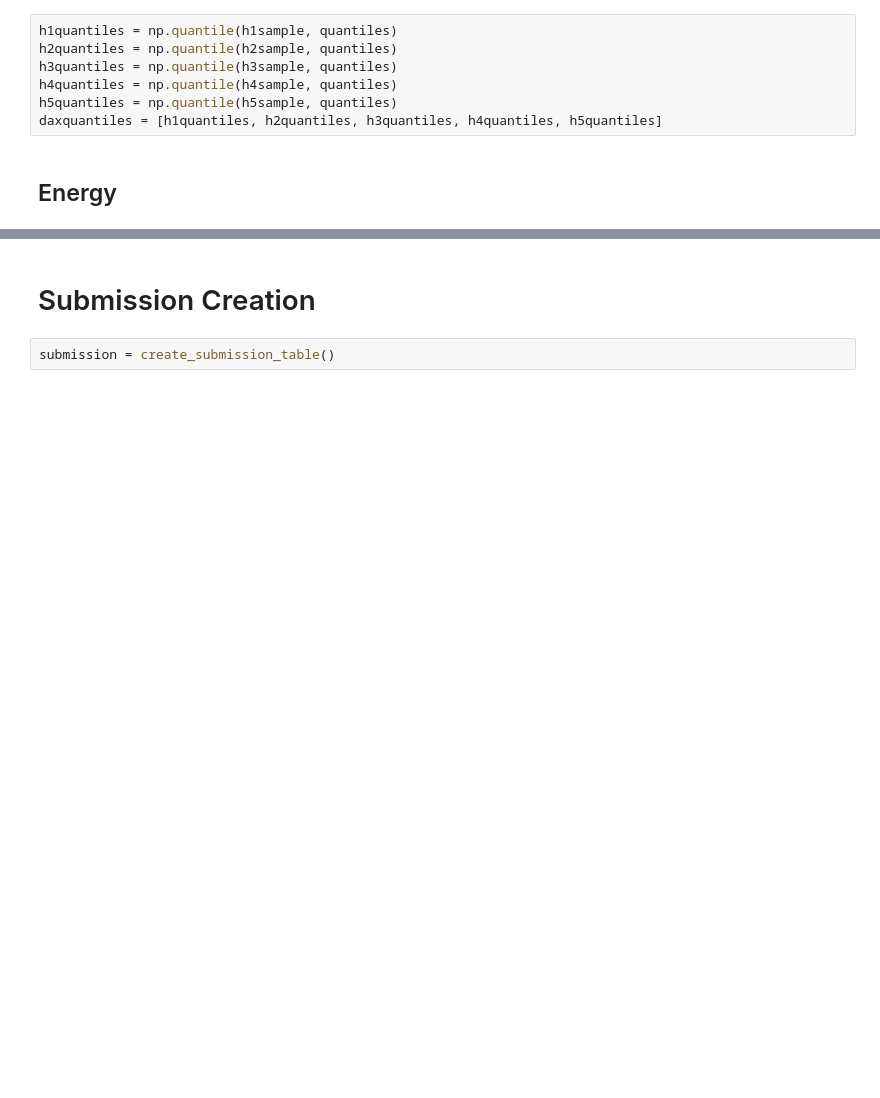
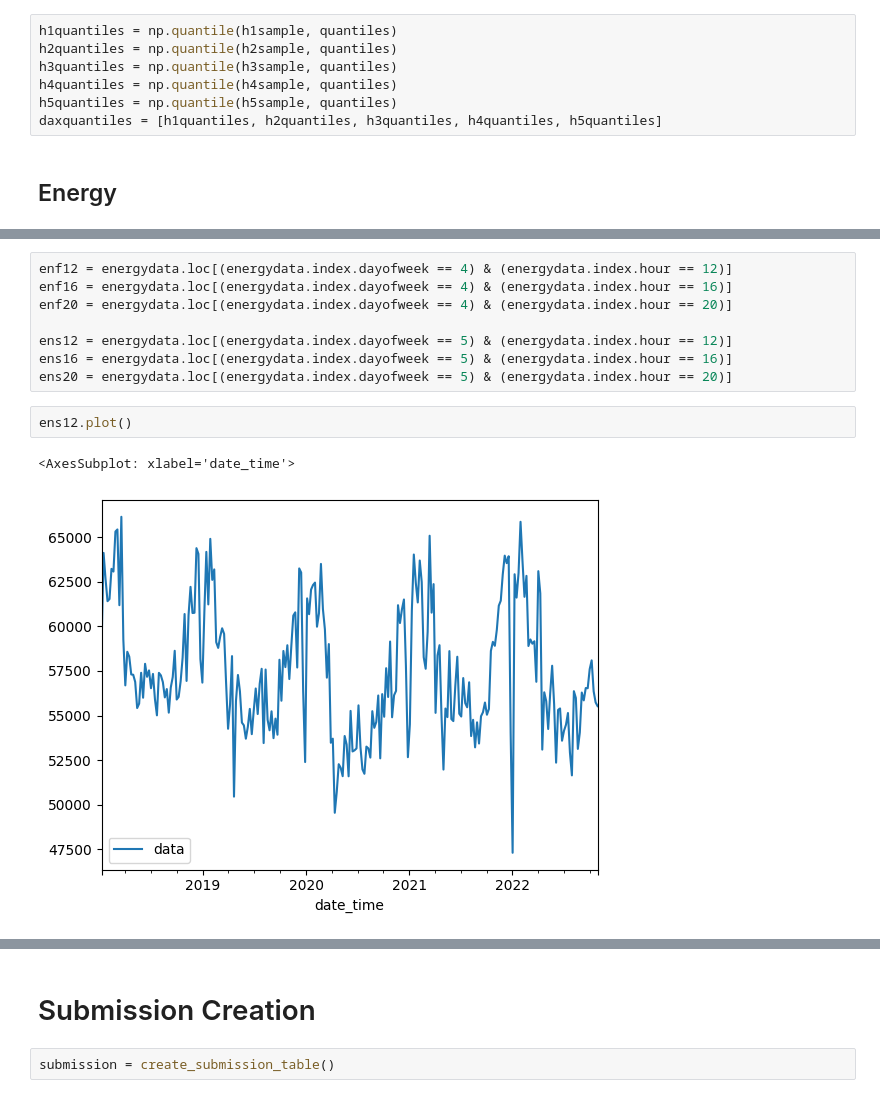
Before and after one commit to FabianWylczoch/Forecasting, a Jupyter notebook: PTSFC.ipynb, the cells around one changed output, grey strips where cells are left out. Cells and saved outputs as stored; diff of their text form; blank space fills up the shorter version.

```diff
--- a/PTSFC.ipynb
+++ b/PTSFC.ipynb
@@ -375,0 +396,13 @@ energydata.tail()
+# %%
+enf12 = energydata.loc[(energydata.index.dayofweek == 4) & (energydata.index.hour == 12)]
+enf16 = energydata.loc[(energydata.index.dayofweek == 4) & (energydata.index.hour == 16)]
+enf20 = energydata.loc[(energydata.index.dayofweek == 4) & (energydata.index.hour == 20)]
+
+ens12 = energydata.loc[(energydata.index.dayofweek == 5) & (energydata.index.hour == 12)]
+ens16 = energydata.loc[(energydata.index.dayofweek == 5) & (energydata.index.hour == 16)]
+ens20 = energydata.loc[(energydata.index.dayofweek == 5) & (energydata.index.hour == 20)]
+# %%
+ens12.plot()
+# %% [output]
+<AxesSubplot: xlabel='date_time'>
+[figure, added]
```
Also changed, not shown: parts of 8 cells of this notebook.
